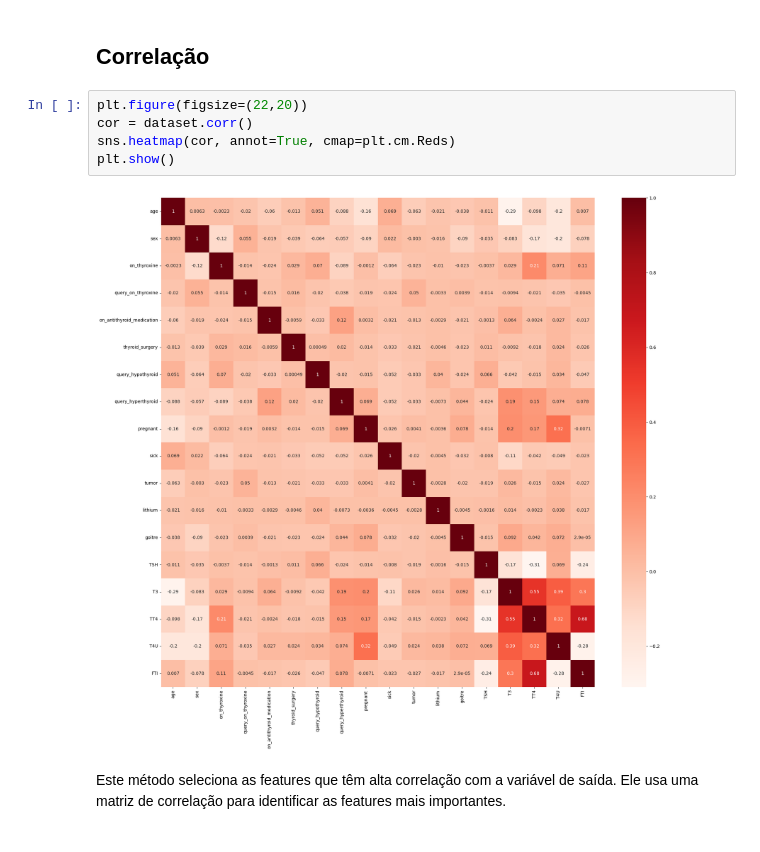
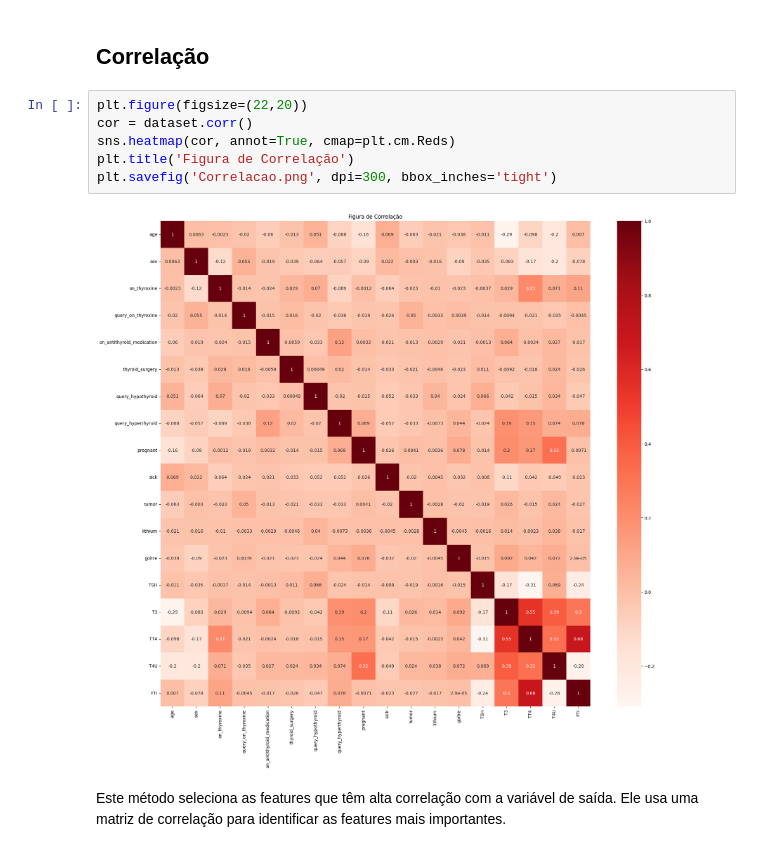
Before and after one commit to cilab-ufersa/euthyroid_sick_syndrome, a Jupyter notebook: euthyroid_sick_syndrome/CBIC23.ipynb, the cells around one changed output. Cells and saved outputs as stored; diff of their text form.

```diff
--- a/euthyroid_sick_syndrome/CBIC23.ipynb
+++ b/euthyroid_sick_syndrome/CBIC23.ipynb
@@ -151,10 +151,11 @@ Neste método foi usado o Random Forest para selecionar as features mais importa
 # %%
 plt.figure(figsize=(22,20))
 cor = dataset.corr()
 sns.heatmap(cor, annot=True, cmap=plt.cm.Reds)
-plt.show()
+plt.title('Figura de Correlação')
+plt.savefig('Correlacao.png', dpi=300, bbox_inches='tight')
 # %% [output]
-[figure, old version]
+[figure, new version]
 # %% [markdown]
 Este método seleciona as features que têm alta correlação com a variável de saída. Ele usa uma matriz de correlação para identificar as features mais importantes.
 # %% [markdown]
```
Also changed, not shown: parts of 2 cells of this notebook, 11 other files.
